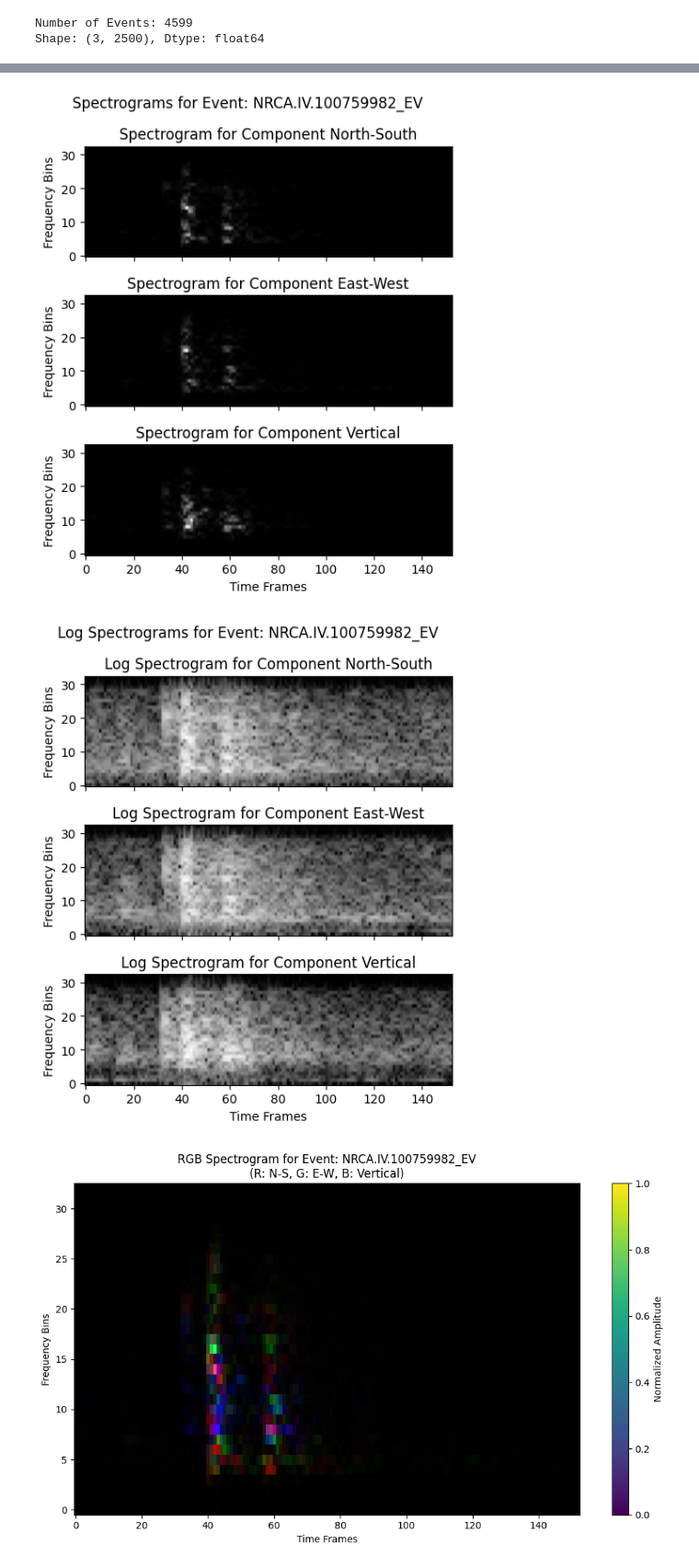
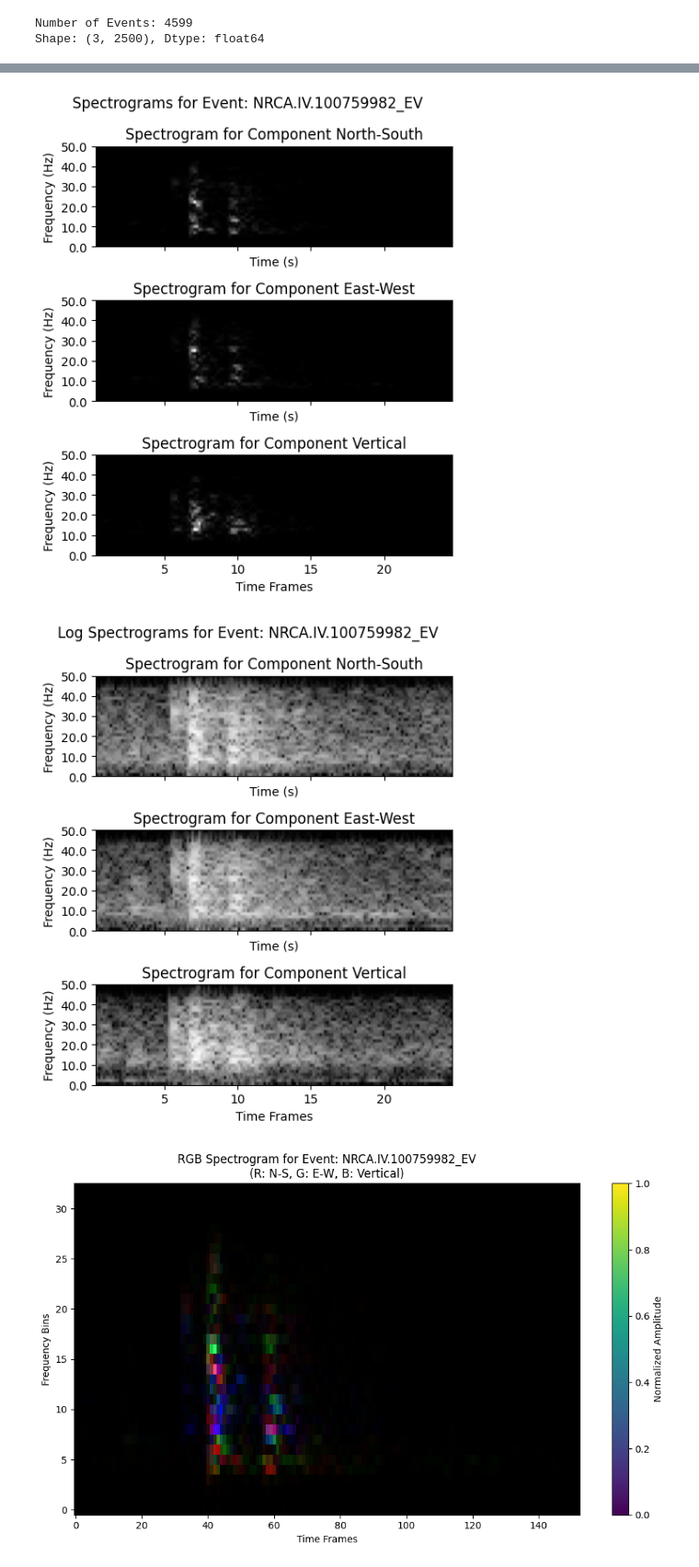
Before and after one commit to FRAMAX444/CNN-explainability-Earthquakes, a Jupyter notebook: preprocess.ipynb, the cells around one changed output, grey strips where cells are left out. Shown at 92% size. Cells and saved outputs as stored; diff of their text form; code cells hidden in the pictures.

Commit message:
Adjustments in Experiment

```diff
--- a/preprocess.ipynb
+++ b/preprocess.ipynb
@@ -39,42 +39,48 @@ with h5py.File(file_path, 'r') as hdf:
     axes[-1].set_xlabel("Time Samples")
     plt.suptitle(f"Waveforms for Event: {event}")
     plt.tight_layout()
     plt.show()
 
     # Create a three-channel spectrogram
-    spectrograms = preprocess_utils.compute_spectrograms(waveforms)
-    log_spectrograms = preprocess_utils.compute_log_spectrograms(waveforms)
+    spectrograms, f, t = preprocess_utils.compute_spectrograms(waveforms)
+    log_spectrograms, log_f, log_t = preprocess_utils.compute_log_spectrograms(waveforms)
     # Assuming utils.compute_spectrograms returns a 3D array (components, frequency_bins, time_frames)
     fig, axes = plt.subplots(3, 1, figsize=(5, 6), sharex=True)
 
     for i in range(3):
-        axes[i].imshow(spectrograms[i], aspect='auto', cmap='gray', origin='lower')
-        axes[i].set_ylabel("Frequency Bins")
+        im = axes[i].imshow(spectrograms[i], aspect='auto', cmap='gray', origin='lower', extent=[t[0], t[-1], f[0], f[-1]])
+        axes[i].set_ylabel("Frequency (Hz)")
         axes[i].set_title(f"Spectrogram for Component {component_names[i]}")
+        axes[i].set_xlabel("Time (s)")
+        axes[i].set_yticks(np.linspace(f[0], f[-1], num=6))  # Adjust number of ticks as needed
+        axes[i].set_yticklabels([f"{freq:.1f}" for freq in np.linspace(f[0], f[-1], num=6)])  # Format frequency labels
 
     axes[-1].set_xlabel("Time Frames")
     plt.suptitle(f"Spectrograms for Event: {event}")
     plt.tight_layout()
     plt.show()
 
     # Assuming utils.compute_log_spectrograms returns a 3D array (components, frequency_bins, time_frames)
     fig, axes = plt.subplots(3, 1, figsize=(5, 6), sharex=True)
 
     for i in range(3):
-        axes[i].imshow(log_spectrograms[i], aspect='auto', cmap='gray', origin='lower')
-        axes[i].set_ylabel("Frequency Bins")
-        axes[i].set_title(f"Log Spectrogram for Component {component_names[i]}")
+        im = axes[i].imshow(log_spectrograms[i], aspect='auto', cmap='gray', origin='lower', extent=[t[0], log_t[-1], log_f[0], log_f[-1]])
+        axes[i].set_ylabel("Frequency (Hz)")
+        axes[i].set_title(f"Spectrogram for Component {component_names[i]}")
+        axes[i].set_xlabel("Time (s)")
+        axes[i].set_yticks(np.linspace(f[0], f[-1], num=6))  # Adjust number of ticks as needed
+        axes[i].set_yticklabels([f"{freq:.1f}" for freq in np.linspace(f[0], f[-1], num=6)])  # Format frequency labels
 
     axes[-1].set_xlabel("Time Frames")
     plt.suptitle(f"Log Spectrograms for Event: {event}")
     plt.tight_layout()
     plt.show()
 # %% [output]
 Number of Events: 4599
 Shape: (3, 2500), Dtype: float64
 [figure]
-[figure, old version]
+[figure, new version]
-[figure, old version]
+[figure, new version]
 # %%
 # Normalize each channel to [0,1] range for RGB visualization
 rgb_spec = np.zeros((spectrograms.shape[1], spectrograms.shape[2], 3))
```
Also changed, not shown: parts of 2 cells of this notebook, 19 other files.
